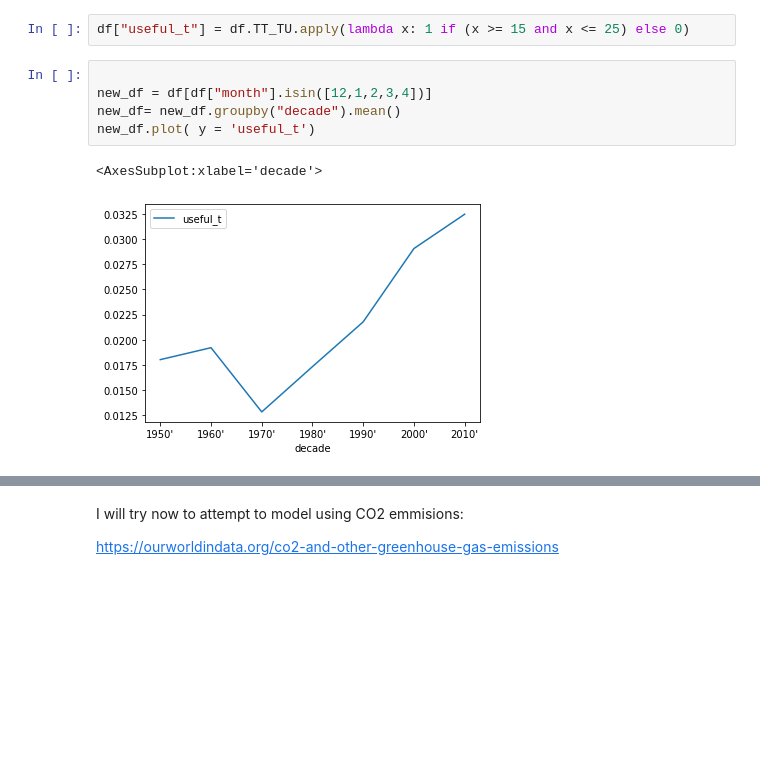
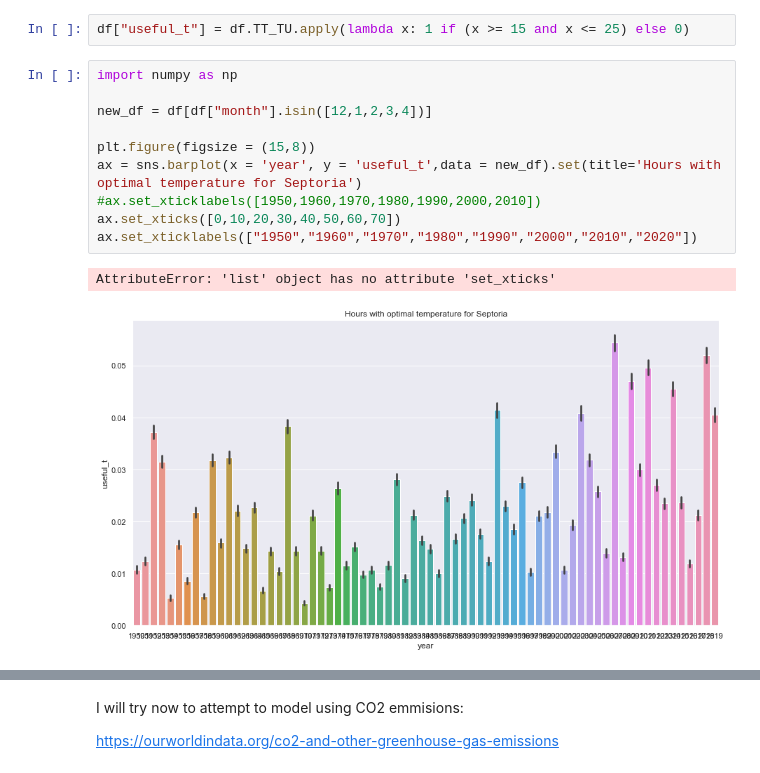
Before and after one commit to serbanradulescu/master_thesis, a Jupyter notebook: project.ipynb, the cells around one changed output, grey strips where cells are left out. Saved outputs shown, nothing was run; the diff lists cells and outputs as text; blank space fills up the shorter version.

Commit message:
feature: better graph for useful temperature

```diff
--- a/project.ipynb
+++ b/project.ipynb
@@ -113,11 +119,16 @@ new_df.plot( y = 'TT_TU')
 Temperature has increased during the last 30 years. However, how does this reflect in plant disease optimal temperature development ?
 # %%
 df["useful_t"] = df.TT_TU.apply(lambda x: 1 if (x >= 15 and x <= 25) else 0)
-# %%
-
-new_df = df[df["month"].isin([12,1,2,3,4])]
-new_df= new_df.groupby("decade").mean()
-new_df.plot( y = 'useful_t')
-# %% [output]
-<AxesSubplot:xlabel='decade'>
-[figure, removed]
+# %%
+import numpy as np
+
+new_df = df[df["month"].isin([12,1,2,3,4])]
+
+plt.figure(figsize = (15,8))
+ax = sns.barplot(x = 'year', y = 'useful_t',data = new_df).set(title='Hours with optimal temperature for Septoria')
+#ax.set_xticklabels([1950,1960,1970,1980,1990,2000,2010])
+ax.set_xticks([0,10,20,30,40,50,60,70])
+ax.set_xticklabels(["1950","1960","1970","1980","1990","2000","2010","2020"])
+# %% [output]
+AttributeError: 'list' object has no attribute 'set_xticks'
+[figure, added]
```
Also changed, not shown: parts of 11 cells of this notebook, 1 other file.
